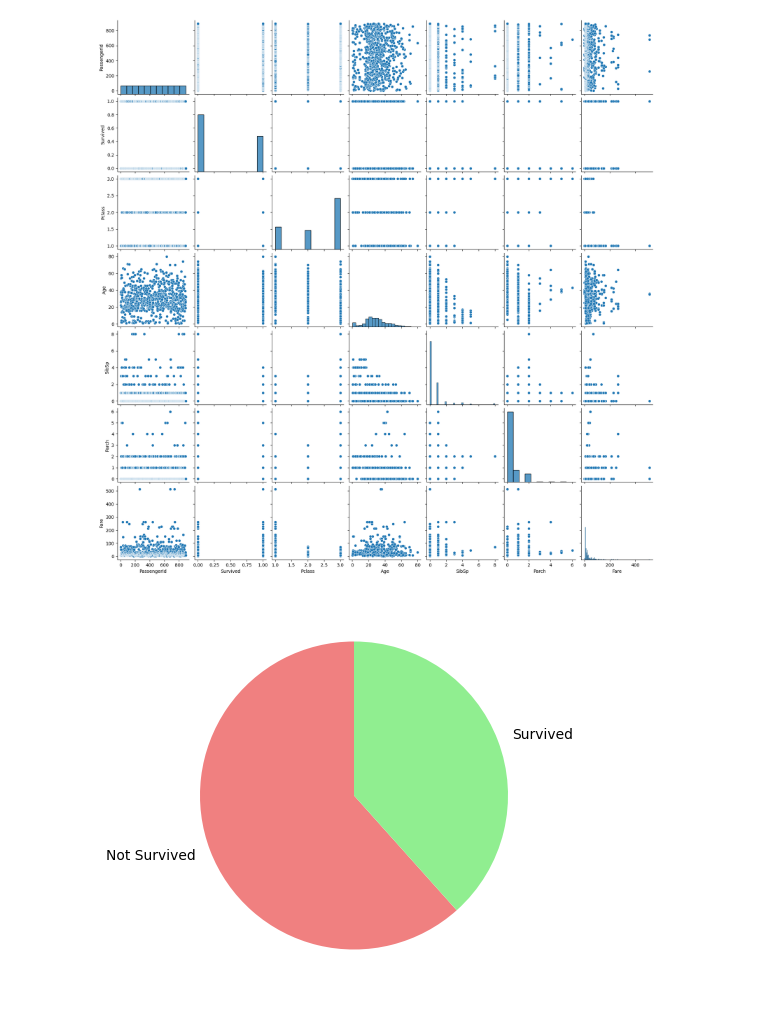
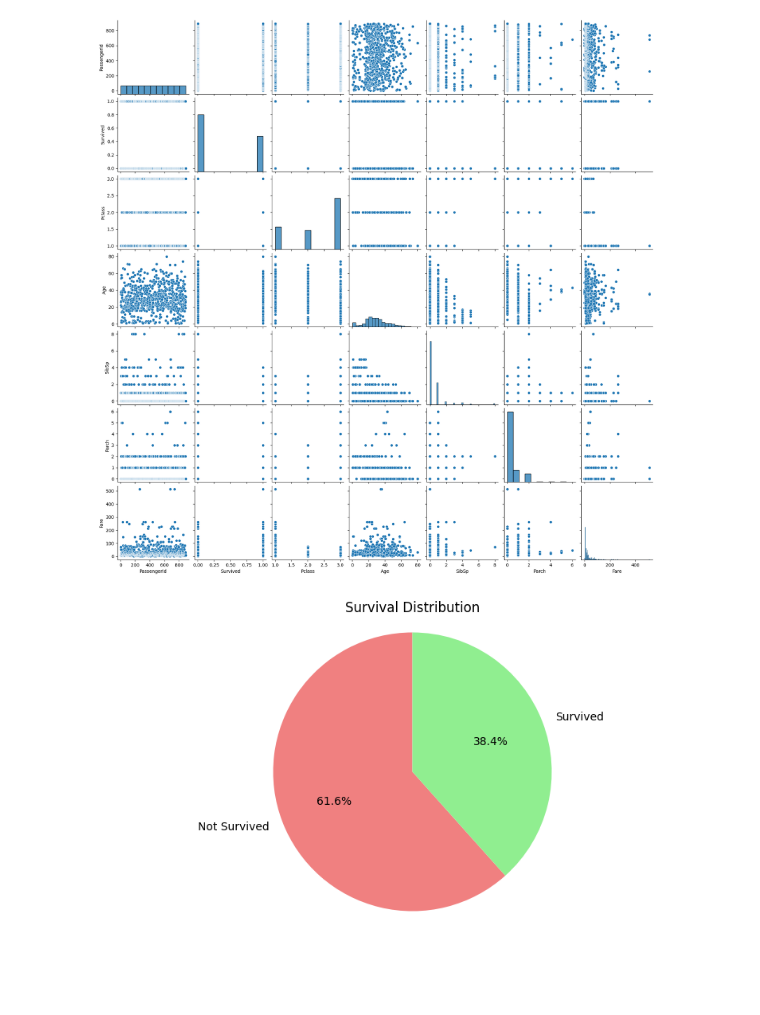
Before and after one commit to payaltanpure/Data_Science_and_Machine_Learning, a Jupyter notebook: eda_data_analysis.ipynb, the cells around one changed output. Drawn from its saved outputs; the diff is of its cells as text; code cells hidden in the pictures; blank space fills up the shorter version.

```diff
--- a/eda_data_analysis.ipynb
+++ b/eda_data_analysis.ipynb
@@ -1388,11 +1395,23 @@ sns.pairplot(df)
 # used to find distribution outoff 100 percent
 # in cateogoical feature there are min features
 # %%
-survived_counts= df["Survived"].value_counts()
-labels= ["Not Survived", "Survived"]
-color= ["lightcoral", "lightgreen"]
+survived_counts = df["Survived"].value_counts()
+
+labels = ["Not Survived", "Survived"]
+color = ["lightcoral", "lightgreen"]
+
 plt.figure(figsize=(10,5))
-plt.pie(survived_counts, labels=labels, colors=color, startangle= 90)
+
+plt.pie(
+    survived_counts,
+    labels=labels,
+    colors=color,
+    startangle=90,
+    autopct='%1.1f%%'
+)
+
+plt.title("Survival Distribution")
+plt.axis('equal')
 plt.show()
 # %% [output]
-[figure, old version]
+[figure, new version]
```
Also changed, not shown: parts of 4 cells of this notebook, 1 other file.
